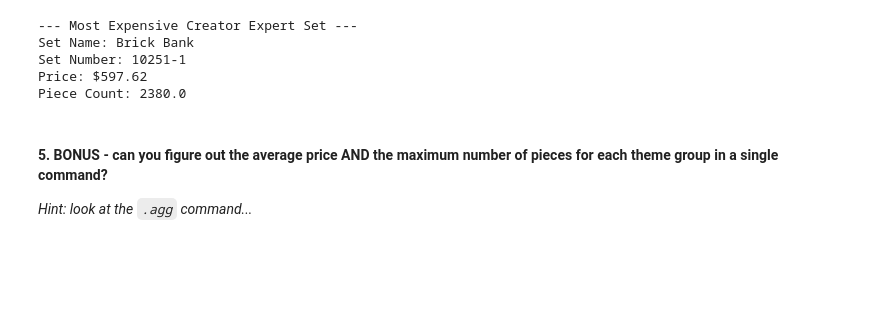
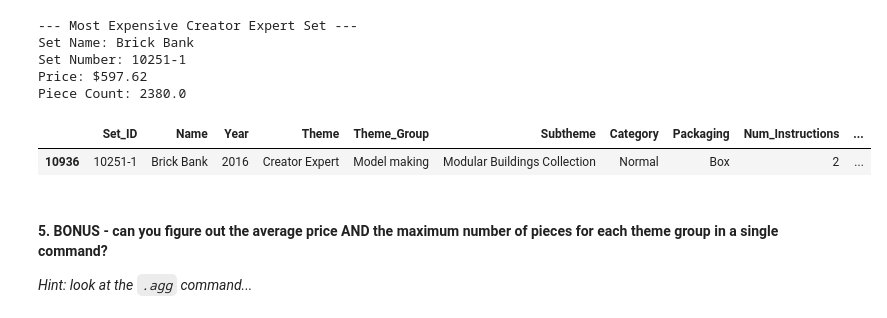
Before and after one commit to jelenavasic009-png/DSB-Unit-02, a Jupyter notebook: 02 - Exploring and Joining/04-exercise-descriptive-statistics-in-pandas.ipynb, the cells around one changed output. Drawn from its saved outputs; the diff is of its cells as text; code cells hidden in the pictures; blank space fills up the shorter version.

```diff
--- a/02 - Exploring and Joining/04-exercise-descriptive-statistics-in-pandas.ipynb
+++ b/02 - Exploring and Joining/04-exercise-descriptive-statistics-in-pandas.ipynb
@@ -131,6 +171,13 @@ Set Name: Brick Bank
 Set Number: 10251-1
 Price: $597.62
 Piece Count: 2380.0
+# %%
+#Najskuplji set u "Creator Ekspert" temi
+
+lego[lego["Theme"]=="Creator Expert"].sort_values(by="Current_Price", ascending=False).head(1)
+# %% [output]
+|  | Set_ID | Name | Year | Theme | Theme_Group | Subtheme | Category | Packaging | Num_Instructions | ... |
+| 10936 | 10251-1 | Brick Bank | 2016 | Creator Expert | Model making | Modular Buildings Collection | Normal | Box | 2 | ... |
 # %% [markdown]
 #### 5. BONUS - can you figure out the average price AND the maximum number of pieces for each **theme group** in a single command?
 
```
Also changed, not shown: parts of 7 cells of this notebook.
